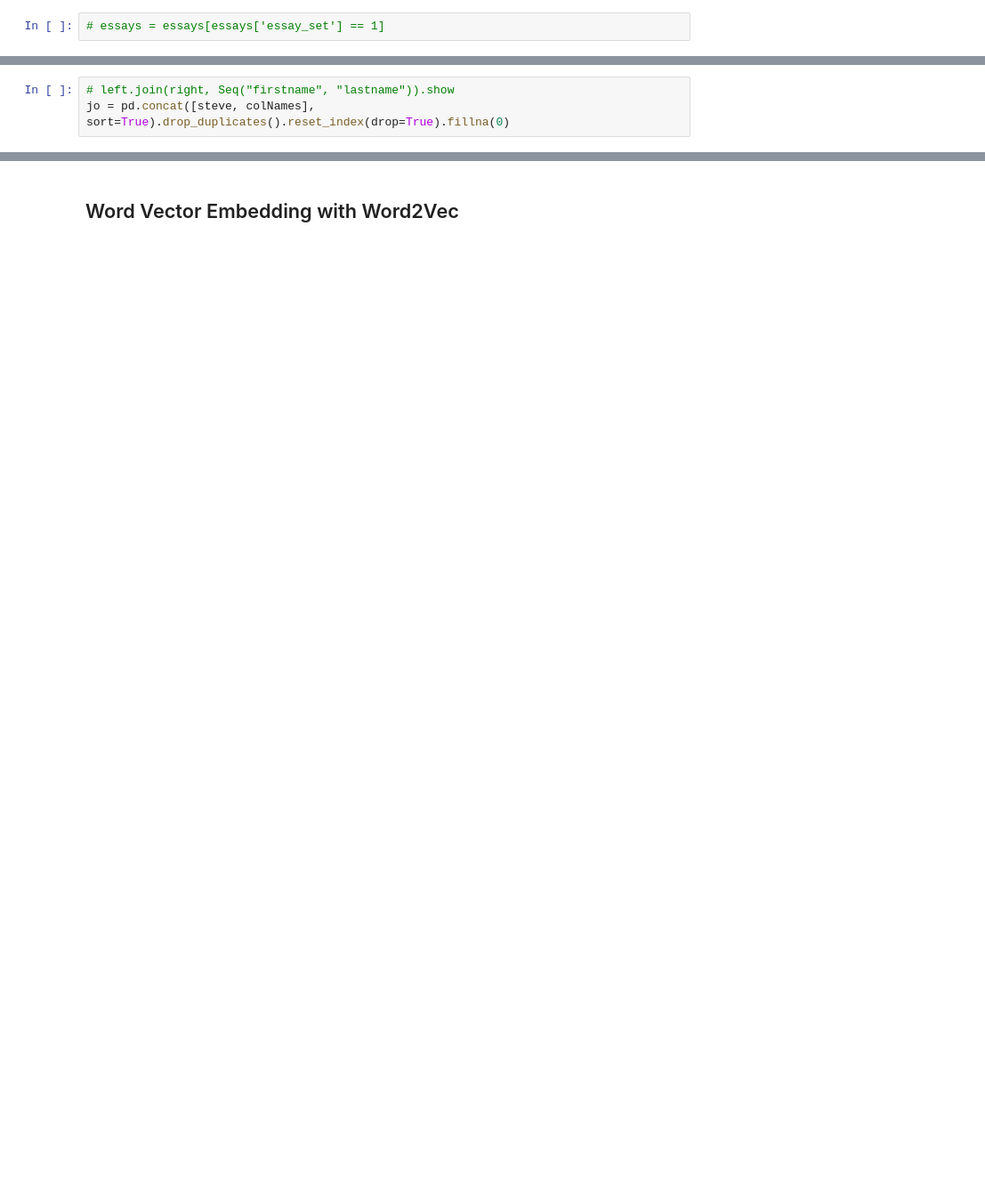
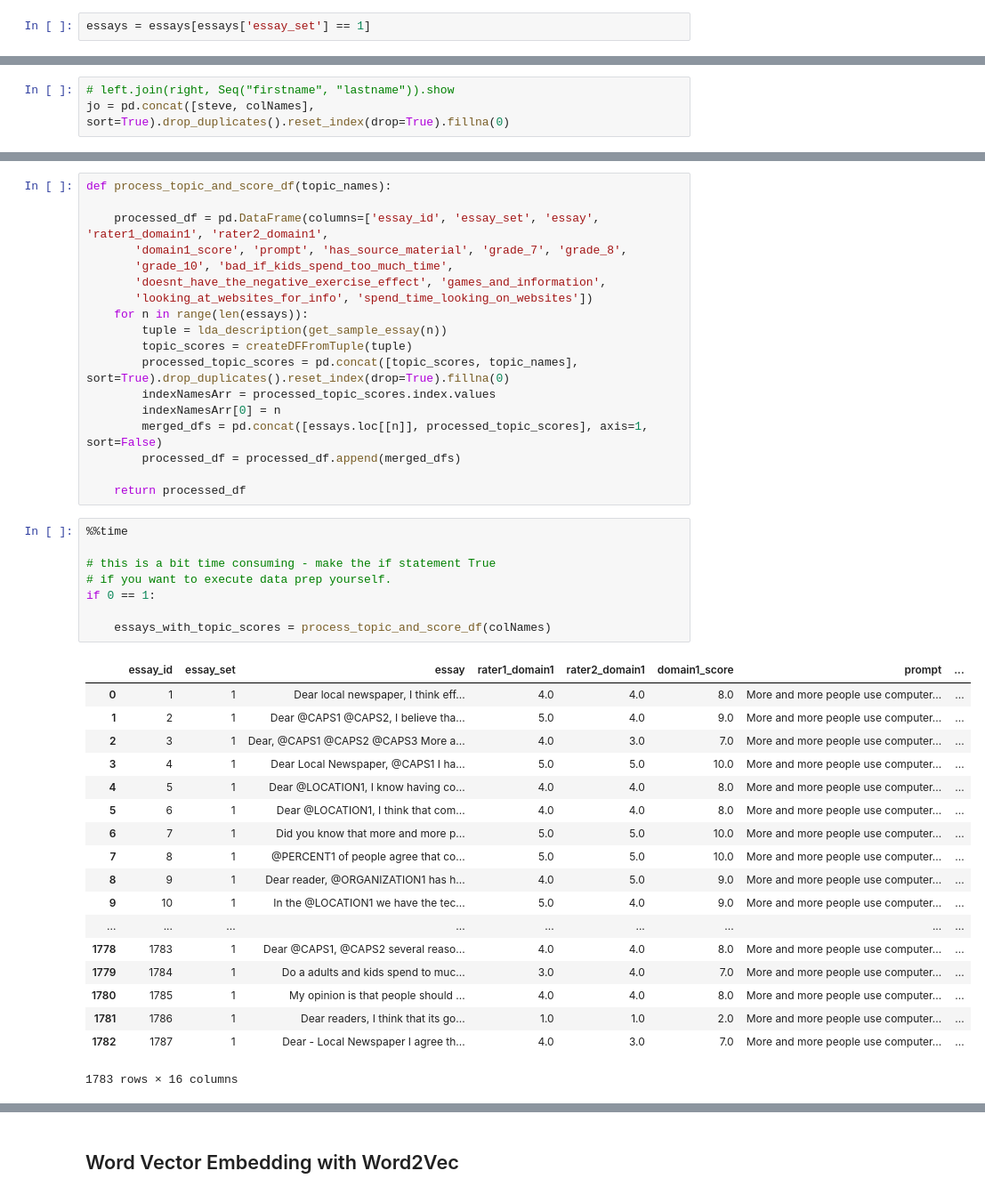
Before and after one commit to AlexEBall/Automated-Essay-Grading-with-NLP, a Jupyter notebook: notebooks/essays_set1_word2vec.ipynb, the cells around one changed output, grey strips where cells are left out. Shown: that part at 89% size. Saved outputs shown, nothing was run; the diff lists cells and outputs as text; blank space fills up the shorter version.

```diff
--- a/notebooks/essays_set1_word2vec.ipynb
+++ b/notebooks/essays_set1_word2vec.ipynb
@@ -14,7 +14,7 @@ essays = pd.read_csv('../data/intermediate/prepped_essays_df.csv')
 # try svm, k-nn, random forrest
 # remove @Person
 # %%
-# essays = essays[essays['essay_set'] == 1]
+essays = essays[essays['essay_set'] == 1]
 # %%
 len(essays)
 # %% [output]
@@ -599,0 +608,45 @@ essays.loc[[0]]
+# %%
+def process_topic_and_score_df(topic_names):
+
+    processed_df = pd.DataFrame(columns=['essay_id', 'essay_set', 'essay', 'rater1_domain1', 'rater2_domain1',
+       'domain1_score', 'prompt', 'has_source_material', 'grade_7', 'grade_8',
+       'grade_10', 'bad_if_kids_spend_too_much_time',
+       'doesnt_have_the_negative_exercise_effect', 'games_and_information',
+       'looking_at_websites_for_info', 'spend_time_looking_on_websites'])
+    for n in range(len(essays)):
+        tuple = lda_description(get_sample_essay(n))
+        topic_scores = createDFFromTuple(tuple)
+        processed_topic_scores = pd.concat([topic_scores, topic_names], sort=True).drop_duplicates().reset_index(drop=True).fillna(0)
+        indexNamesArr = processed_topic_scores.index.values
+        indexNamesArr[0] = n
+        merged_dfs = pd.concat([essays.loc[[n]], processed_topic_scores], axis=1, sort=False)
+        processed_df = processed_df.append(merged_dfs)
+
+    return processed_df
+# %%
+%%time
+
+# this is a bit time consuming - make the if statement True
+# if you want to execute data prep yourself.
+if 0 == 1:
+
+    essays_with_topic_scores = process_topic_and_score_df(colNames)
+# %% [output]
+|  | essay_id | essay_set | essay | rater1_domain1 | rater2_domain1 | domain1_score | prompt | ... |
+| 0 | 1 | 1 | Dear local newspaper, I think eff... | 4.0 | 4.0 | 8.0 | More and more people use computer... | ... |
+| 1 | 2 | 1 | Dear @CAPS1 @CAPS2, I believe tha... | 5.0 | 4.0 | 9.0 | More and more people use computer... | ... |
+| 2 | 3 | 1 | Dear, @CAPS1 @CAPS2 @CAPS3 More a... | 4.0 | 3.0 | 7.0 | More and more people use computer... | ... |
+| 3 | 4 | 1 | Dear Local Newspaper, @CAPS1 I ha... | 5.0 | 5.0 | 10.0 | More and more people use computer... | ... |
+| 4 | 5 | 1 | Dear @LOCATION1, I know having co... | 4.0 | 4.0 | 8.0 | More and more people use computer... | ... |
+| 5 | 6 | 1 | Dear @LOCATION1, I think that com... | 4.0 | 4.0 | 8.0 | More and more people use computer... | ... |
+| 6 | 7 | 1 | Did you know that more and more p... | 5.0 | 5.0 | 10.0 | More and more people use computer... | ... |
+| 7 | 8 | 1 | @PERCENT1 of people agree that co... | 5.0 | 5.0 | 10.0 | More and more people use computer... | ... |
+| 8 | 9 | 1 | Dear reader, @ORGANIZATION1 has h... | 4.0 | 5.0 | 9.0 | More and more people use computer... | ... |
+| 9 | 10 | 1 | In the @LOCATION1 we have the tec... | 5.0 | 4.0 | 9.0 | More and more people use computer... | ... |
+| ... | ... | ... | ... | ... | ... | ... | ... | ... |
+| 1778 | 1783 | 1 | Dear @CAPS1, @CAPS2 several reaso... | 4.0 | 4.0 | 8.0 | More and more people use computer... | ... |
+| 1779 | 1784 | 1 | Do a adults and kids spend to muc... | 3.0 | 4.0 | 7.0 | More and more people use computer... | ... |
+| 1780 | 1785 | 1 | My opinion is that people should ... | 4.0 | 4.0 | 8.0 | More and more people use computer... | ... |
+| 1781 | 1786 | 1 | Dear readers, I think that its go... | 1.0 | 1.0 | 2.0 | More and more people use computer... | ... |
+| 1782 | 1787 | 1 | Dear - Local Newspaper I agree th... | 4.0 | 3.0 | 7.0 | More and more people use computer... | ... |
+1783 rows × 16 columns
```
Also changed, not shown: parts of 32 cells of this notebook.
